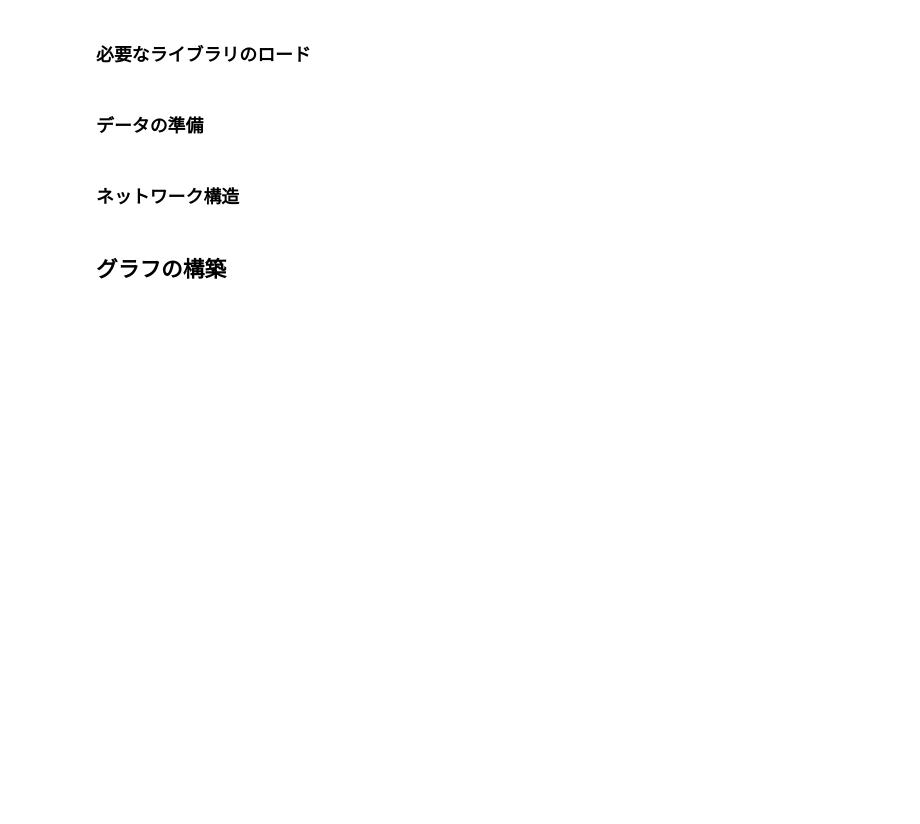
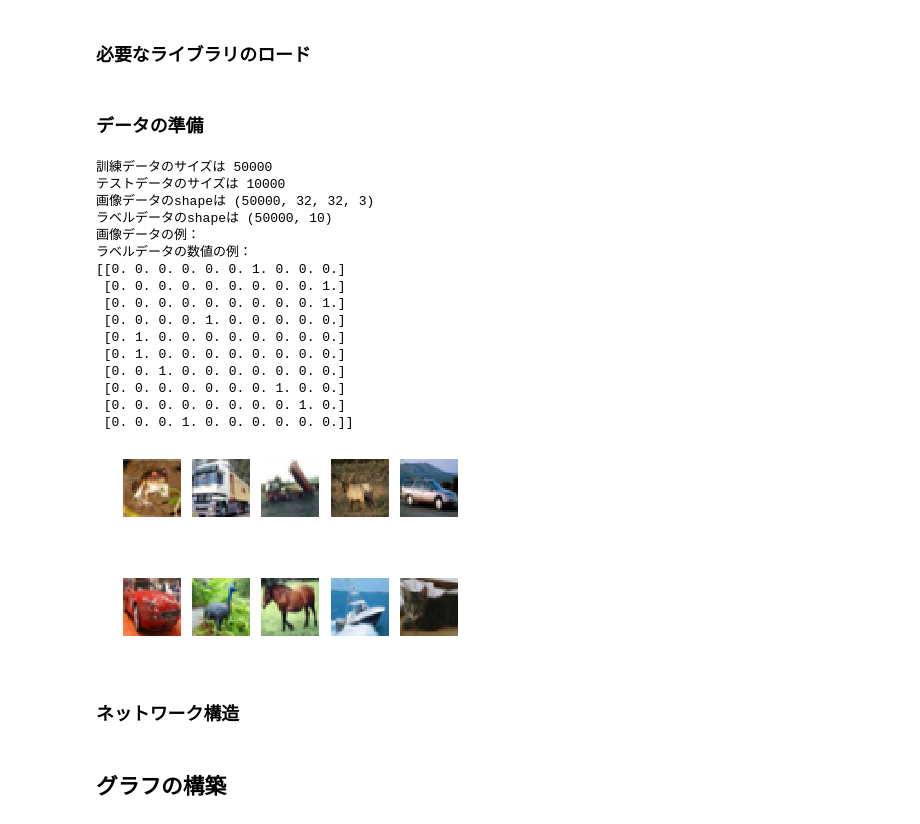
Before and after one commit to Suzuki-Yuma/Cifar10, a Jupyter notebook: tensorflow_cnn_cifar10.ipynb, the cells around one changed output. Cells and saved outputs as stored; diff of their text form; code cells hidden in the pictures; blank space fills up the shorter version.

```diff
--- a/tensorflow_cnn_cifar10.ipynb
+++ b/tensorflow_cnn_cifar10.ipynb
@@ -19,14 +21,14 @@ for i in range(5):
 X_train, T_train = [], []
 for i in range(5):
     X_train.extend(dataset[i][b'data']), T_train.extend(dataset[i][b'labels'])
-X_train = np.asarray(X_train).reshape(-1, 32, 32, 3)
+X_train = np.asarray(X_train).reshape(-1, 3, 32, 32).transpose(0,2,3,1)
 T_train = np.asarray(T_train)
 X_train = X_train/255.
 #テストデータ
 with open('cifar-10-batches-py/test_batch', 'rb') as f:
     dataset = pickle.load(f, encoding='bytes')
 X_test, T_test = dataset[b'data'], dataset[b'labels']
-X_test = np.asarray(X_test).reshape(-1, 32, 32, 3)
+X_test = np.asarray(X_test).reshape(-1, 3, 32, 32).transpose(0,2,3,1)
 T_test = np.asarray(T_test)
 X_test = X_test/255.
 
@@ -40,10 +42,33 @@ T_test = np.eye(10)[T_test.astype("int")]
 # %%
 print ('訓練データのサイズは', N_train)
 print ('テストデータのサイズは', N_test)
 print ('画像データのshapeは', X_train.shape)
 print ('ラベルデータのshapeは', T_train.shape)
+print ('画像データの例：')
+for i in range(10):
+    plt.subplot(2, 5, i + 1)
+    plt.imshow(X_train[i])
+    plt.axis('off')
 print ('ラベルデータの数値の例：')
 print (T_train[:10])
+# %% [output]
+訓練データのサイズは 50000
+テストデータのサイズは 10000
+画像データのshapeは (50000, 32, 32, 3)
+ラベルデータのshapeは (50000, 10)
+画像データの例：
+ラベルデータの数値の例：
+[[0. 0. 0. 0. 0. 0. 1. 0. 0. 0.]
+ [0. 0. 0. 0. 0. 0. 0. 0. 0. 1.]
+ [0. 0. 0. 0. 0. 0. 0. 0. 0. 1.]
+ [0. 0. 0. 0. 1. 0. 0. 0. 0. 0.]
+ [0. 1. 0. 0. 0. 0. 0. 0. 0. 0.]
+ [0. 1. 0. 0. 0. 0. 0. 0. 0. 0.]
+ [0. 0. 1. 0. 0. 0. 0. 0. 0. 0.]
+ [0. 0. 0. 0. 0. 0. 0. 1. 0. 0.]
+ [0. 0. 0. 0. 0. 0. 0. 0. 1. 0.]
+ [0. 0. 0. 1. 0. 0. 0. 0. 0. 0.]]
+[figure, added]
 # %% [markdown]
 ### ネットワーク構造
 # %%
```
Also changed, not shown: parts of 4 cells of this notebook.
